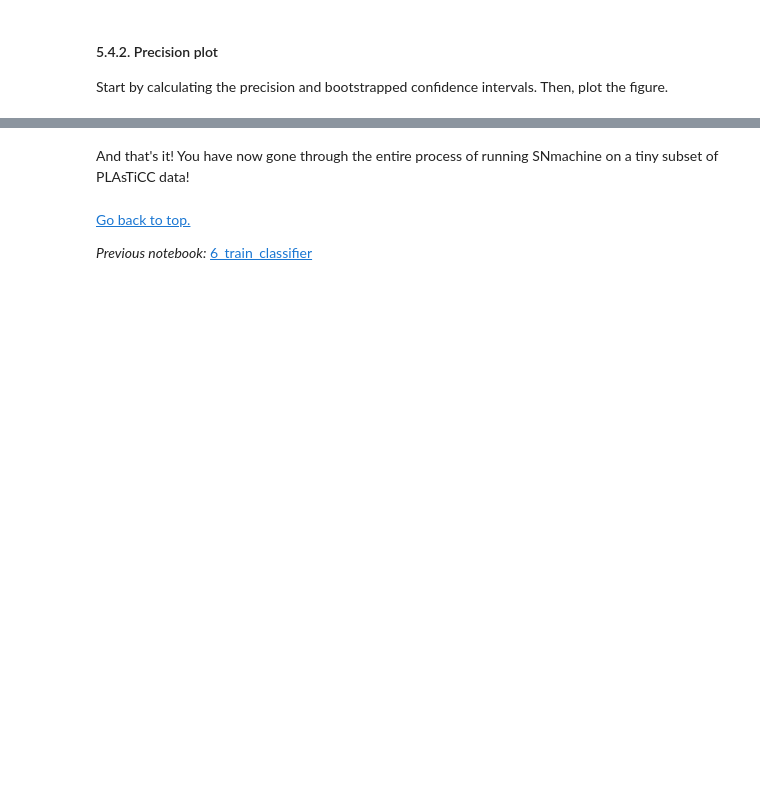
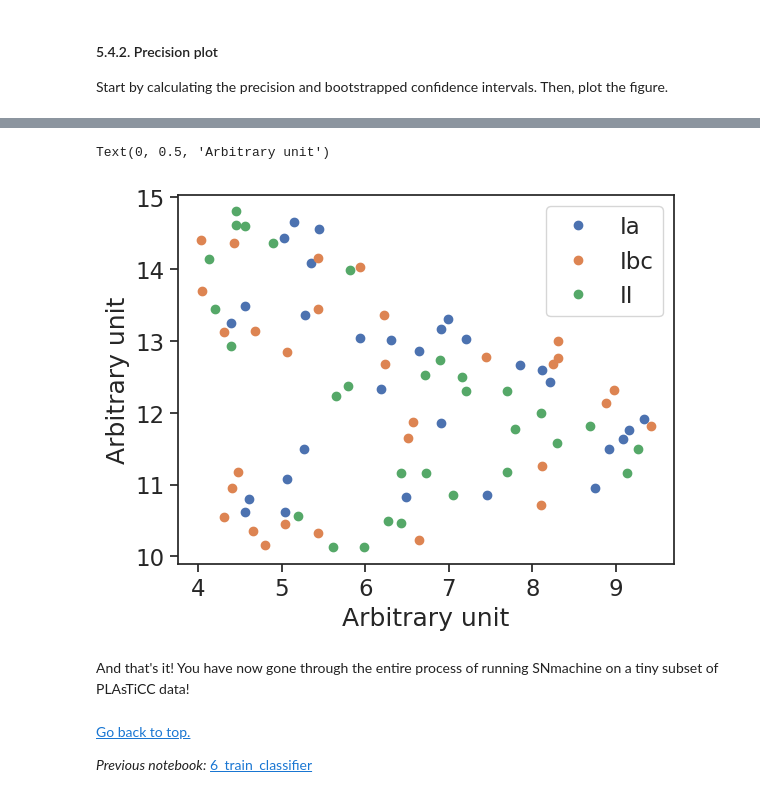
Before and after one commit to LSSTDESC/snmachine, a Jupyter notebook: examples/7_classify_test.ipynb, the cells around one changed output, grey strips where cells are left out. Cells and saved outputs as stored; diff of their text form; code cells hidden in the pictures; blank space fills up the shorter version.

Commit message:
Added UMAP example

```diff
--- a/examples/7_classify_test.ipynb
+++ b/examples/7_classify_test.ipynb
@@ -426,3 +431,18 @@ plt.legend(handletextpad=.4, borderaxespad=.3, handlelength=1,
+# %%
+um = umap.UMAP()
+reduced_features = um.fit_transform(features)
+# %%
+class_translations = {90:'Ia', 62:'Ibc', 42:'II'}
+for key in class_translations.keys():
+    msk = dataset.metadata.target == key
+    plt.plot(reduced_features[msk,0], reduced_features[msk,1], marker='o', linestyle='none', label=class_translations[key])
+
+plt.legend()
+plt.xlabel('Arbitrary unit')
+plt.ylabel('Arbitrary unit')
+# %% [output]
+Text(0, 0.5, 'Arbitrary unit')
+[figure, added]
 # %% [markdown]
 And that's it! You have now gone through the entire process of running SNmachine on a tiny subset of PLAsTiCC data!
 # %% [markdown]
```
Also changed, not shown: parts of 16 cells of this notebook.
